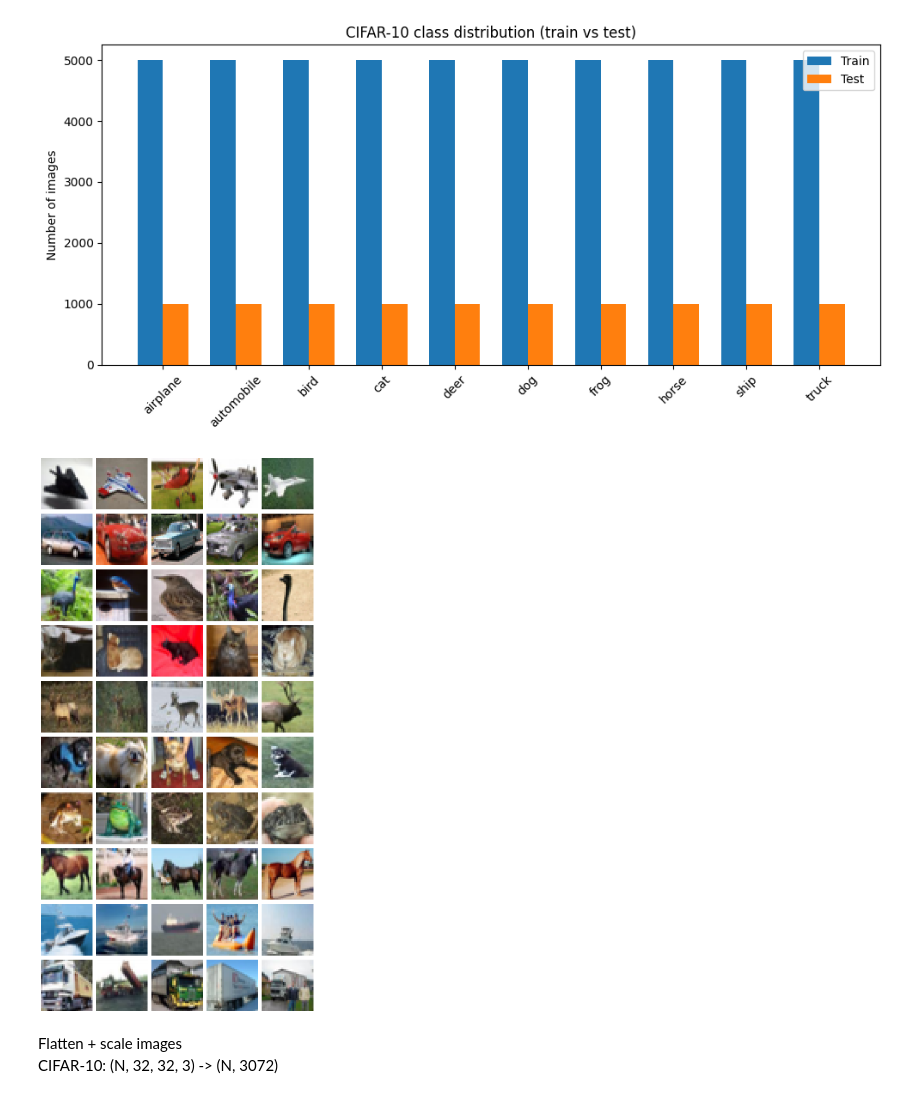
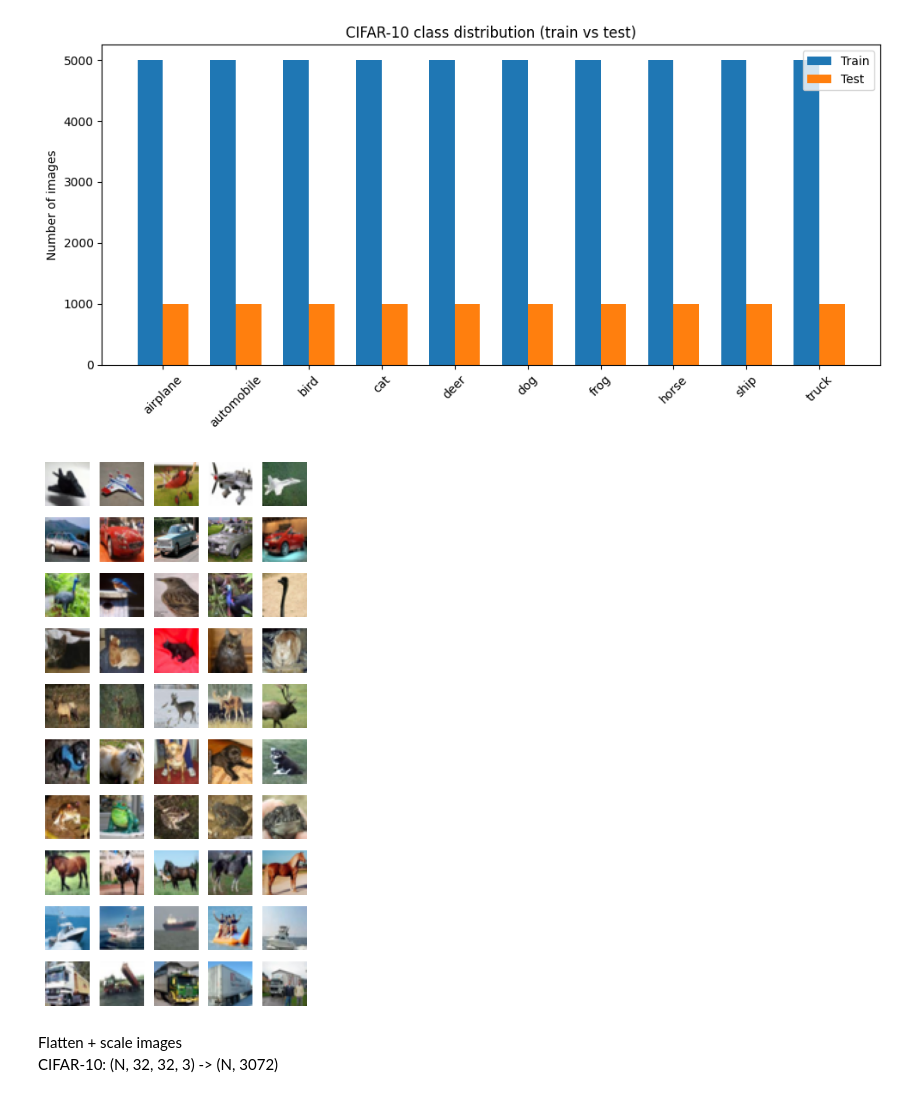
Before and after one commit to harpap/SVM-and-KPCA-LDA-exercise, a Jupyter notebook: sVM_cifar10.ipynb, the cells around one changed output. Drawn from its saved outputs; the diff is of its cells as text; code cells hidden in the pictures.

```diff
--- a/sVM_cifar10.ipynb
+++ b/sVM_cifar10.ipynb
@@ -51,28 +58,28 @@ plt.show()
 # %%
 num_classes = len(label_names)
 num_examples_per_class = 5
 
-plt.figure(figsize=(num_examples_per_class * 2, num_classes * 2))
+plt.figure(figsize=(num_examples_per_class -1, num_classes -2))
 
 for class_idx in range(num_classes):
     # indices of images belonging to this class
     idxs = np.where(y_train == class_idx)[0]
     # pick first N (or random if you prefer)
     chosen_idxs = idxs[:num_examples_per_class]
 
     for j, img_idx in enumerate(chosen_idxs):
         plt_idx = class_idx * num_examples_per_class + j + 1
         ax = plt.subplot(num_classes, num_examples_per_class, plt_idx)
         ax.imshow(X_train[img_idx])
         if j == 0:
             ax.set_ylabel(label_names[class_idx], rotation=0, labelpad=40,
                           va="center", ha="right", fontsize=10)
         ax.axis("off")
 
 plt.tight_layout()
 plt.show()
 # %% [output]
-[figure, old version]
+[figure, new version]
 # %% [markdown]
 Flatten + scale images <br>
 CIFAR-10: (N, 32, 32, 3) -> (N, 3072)
```
Also changed, not shown: parts of 31 cells of this notebook, 4 other files.
